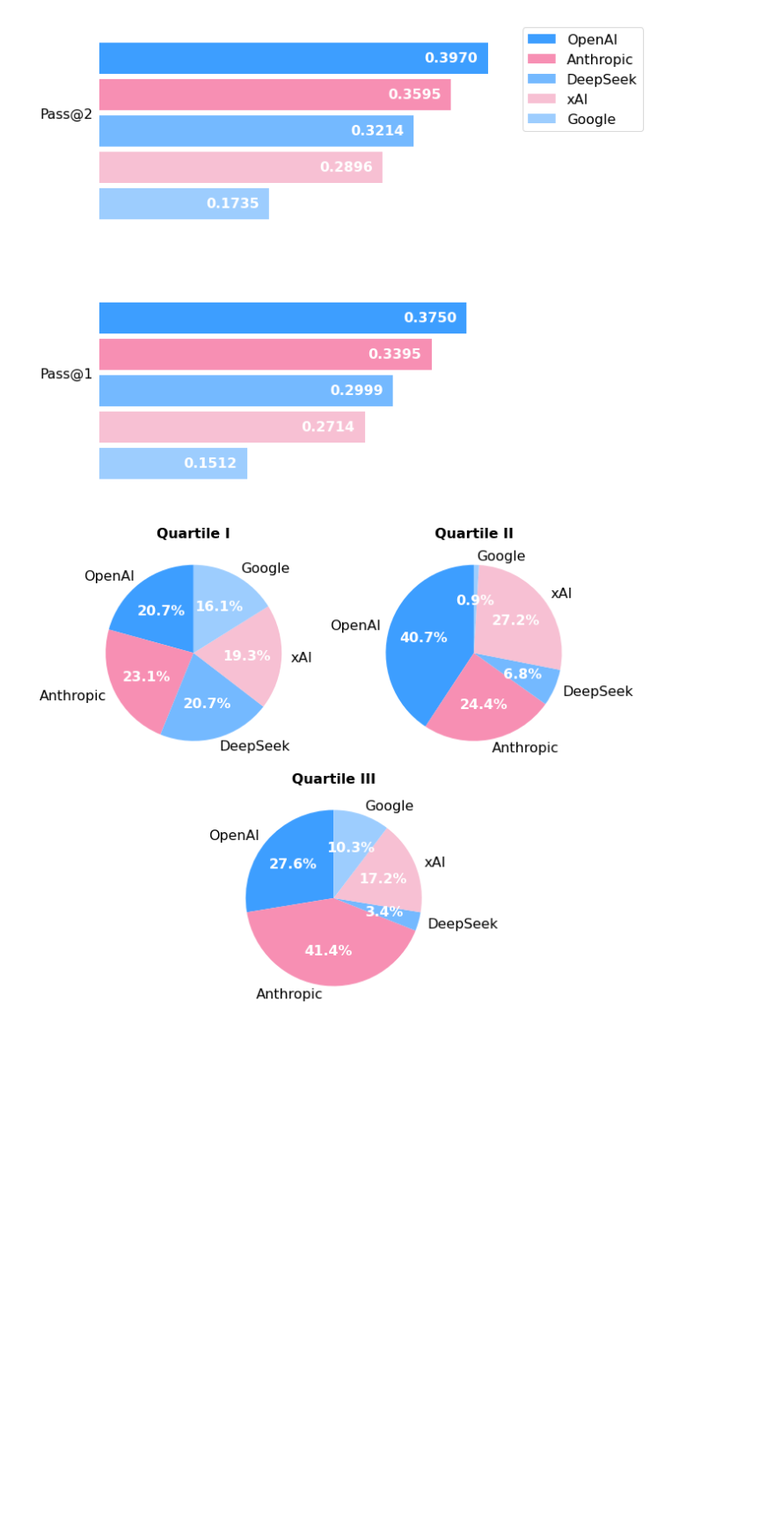
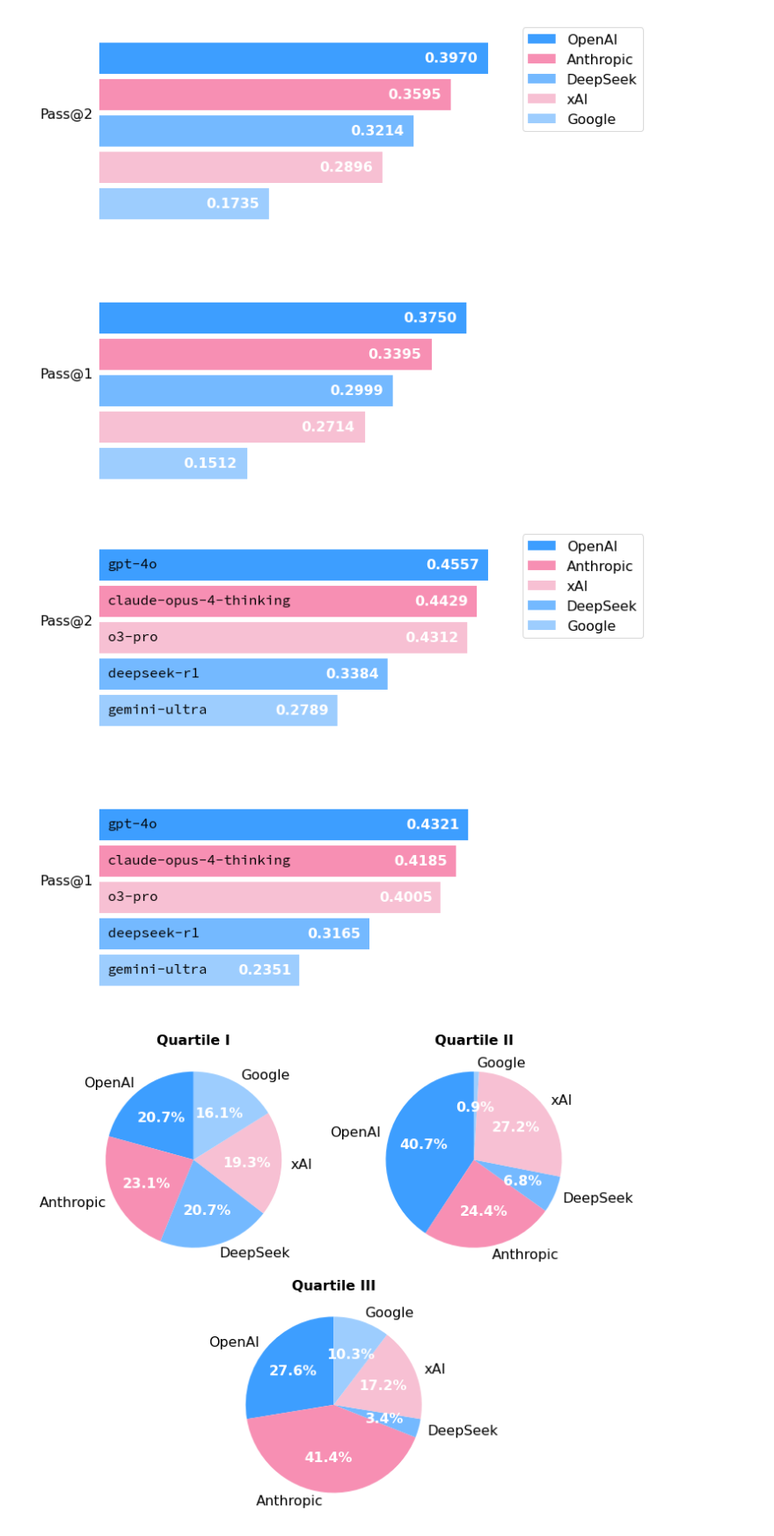
Before and after one commit to Anurag-Dutta/Euler, a Jupyter notebook: figs/avg.ipynb, the cells around one changed output. Shown at 88% size. Cells and saved outputs as stored; diff of their text form; code cells hidden in the pictures; blank space fills up the shorter version.

```diff
--- a/figs/avg.ipynb
+++ b/figs/avg.ipynb
@@ -133,6 +133,80 @@ plt.savefig('avg_provider_wise.pdf', dpi=300)
 plt.show()
 # %% [output]
 [figure]
+# %%
+import matplotlib.pyplot as plt
+import numpy as np
+
+# Define labels and data
+labels = ["Pass@1", "Pass@2"]
+accuracies = {
+    "OpenAI": [0.4321, 0.4557],
+    "Anthropic": [0.4185, 0.4429],
+    "DeepSeek": [0.3165, 0.3384],
+    "xAI": [0.4005, 0.4312],
+    "Google": [0.2351, 0.2789],
+}
+
+# Map detailed model names
+model_names = {
+    "OpenAI": "gpt-4o",
+    "Anthropic": "claude-opus-4-thinking",
+    "DeepSeek": "deepseek-r1",
+    "xAI": "o3-pro",
+    "Google": "gemini-ultra",
+}
+
+colors = {
+    "OpenAI": "#3d9eff",
+    "Anthropic": "#f78fb3",
+    "DeepSeek": "#74b9ff",
+    "xAI": "#f7c0d3",
+    "Google": "#9dcdfeff",
+}
+
+# Sort models by average accuracy
+sorted_models = sorted(accuracies.items(), key=lambda x: np.mean(x[1]), reverse=True)
+
+# Layout settings
+bar_height = 0.12
+gap = 0.02
+n_models = len(sorted_models)
+n_labels = len(labels)
+
+fig, ax = plt.subplots(figsize=(10, 8))
+
+# Draw bars and add annotations
+for i, (model, accs) in enumerate(sorted_models):
+    y_positions = [j + ((n_models - 1 - i) - n_models / 2) * (bar_height + gap) for j in range(n_labels)]
+    ax.barh(y_positions, accs, height=bar_height, label=model, color=colors[model])
+
+    for y, acc in zip(y_positions, accs):
+        # Accuracy label
+        ax.text(acc - 0.01, y, f"{acc:.4f}", va='center', ha='right',
+                fontsize=16, color="white", fontweight='bold')
+
+        # Model name inside bar with Source Code Pro font
+        ax.text(0.01, y, model_names[model], va='center', ha='left',
+                fontsize=16, color="black", fontweight='bold', family='Source Code Pro')
+
+# Y-axis settings
+ax.set_yticks([i for i in range(n_labels)])
+ax.set_yticklabels(labels, fontsize=16)
+
+# Remove spines and ticks
+ax.xaxis.set_visible(False)
+for spine in ['top', 'bottom', 'left', 'right']:
+    ax.spines[spine].set_visible(False)
+ax.tick_params(axis='y', left=False)
+
+# Legend
+ax.legend(loc='upper left', bbox_to_anchor=(1.02, 1), fontsize=16)
+
+plt.tight_layout()
+plt.savefig('top_models_provider_wise.pdf', dpi=300)
+plt.show()
+# %% [output]
+[figure, added]
 # %%
 import matplotlib.pyplot as plt
 
```
Also changed, not shown: 6 other files.
